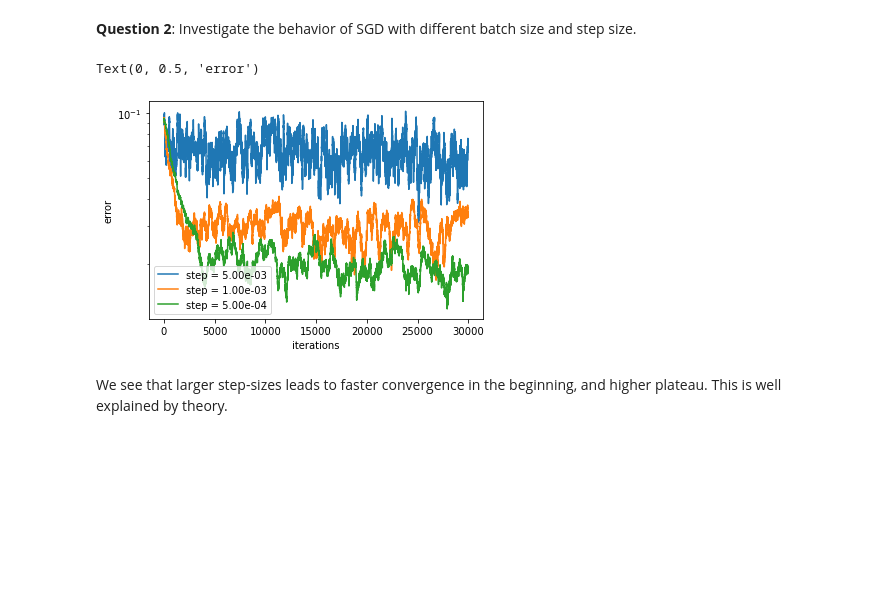
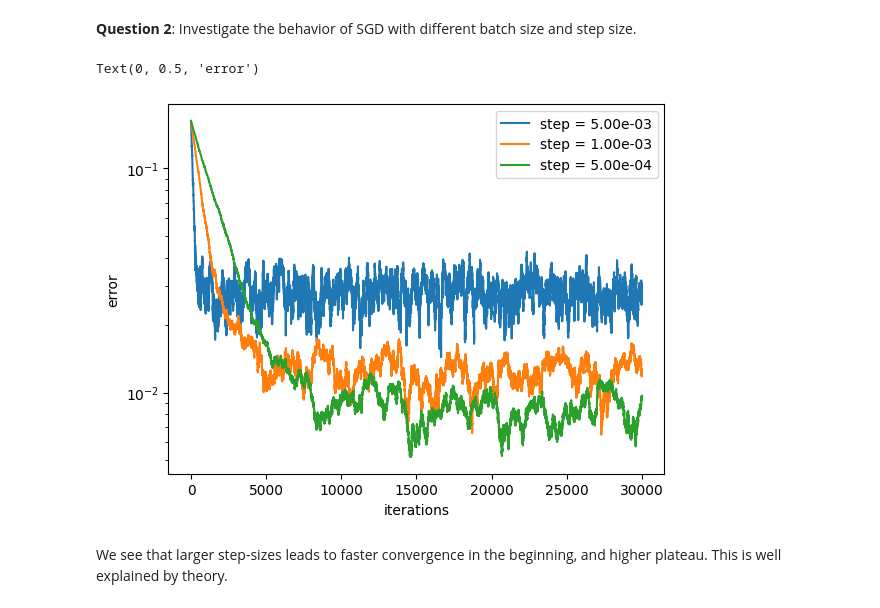
Before and after one commit to clementwroyer/opt-ro-psl, a Jupyter notebook: 20202021/3_SGD/Stochastic gradient descent_solution.ipynb, the cells around one changed output. Drawn from its saved outputs; the diff is of its cells as text; code cells hidden in the pictures; blank space fills up the shorter version.

```diff
--- a/20202021/3_SGD/Stochastic gradient descent_solution.ipynb
+++ b/20202021/3_SGD/Stochastic gradient descent_solution.ipynb
@@ -138,17 +136,17 @@ We see two phases: first, a fast decay, and then a plateau.
 # %%
 steps = [0.005, 0.001, 0.0005] # Loop over step sizes
 for step in steps:
-    w, w_list = ridge_sgd(np.zeros(p), X, y, lbda, batch_size=10, step_size=step,
+    w, w_list = ridge_sgd(np.zeros(p), X, y, lbda, batch_size=50, step_size=step,
                           n_iters=30000)
     w_star = ridge_solution(X, y, lbda)
     dists = [np.linalg.norm(w - w_star) for w in w_list]
     plt.semilogy(dists, label='step = %.2e' % step)
 plt.legend()
 plt.xlabel('iterations')
 plt.ylabel('error')
 # %% [output]
 Text(0, 0.5, 'error')
-[figure, old version]
+[figure, new version]
 # %% [markdown]
 We see that larger step-sizes leads to faster convergence in the beginning, and higher plateau. This is well explained by theory.
 # %%
```
Also changed, not shown: parts of 3 cells of this notebook, 2 other files.
